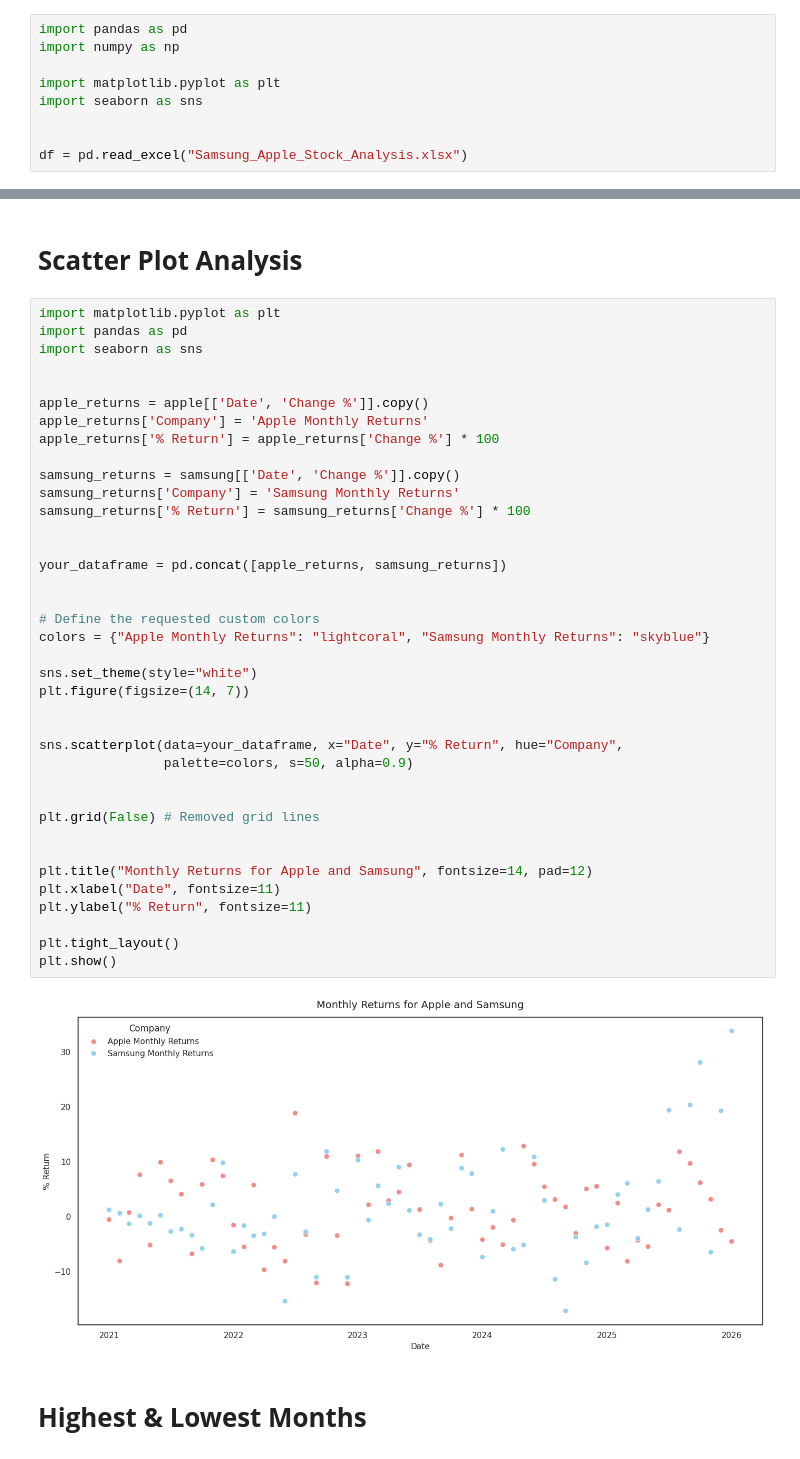
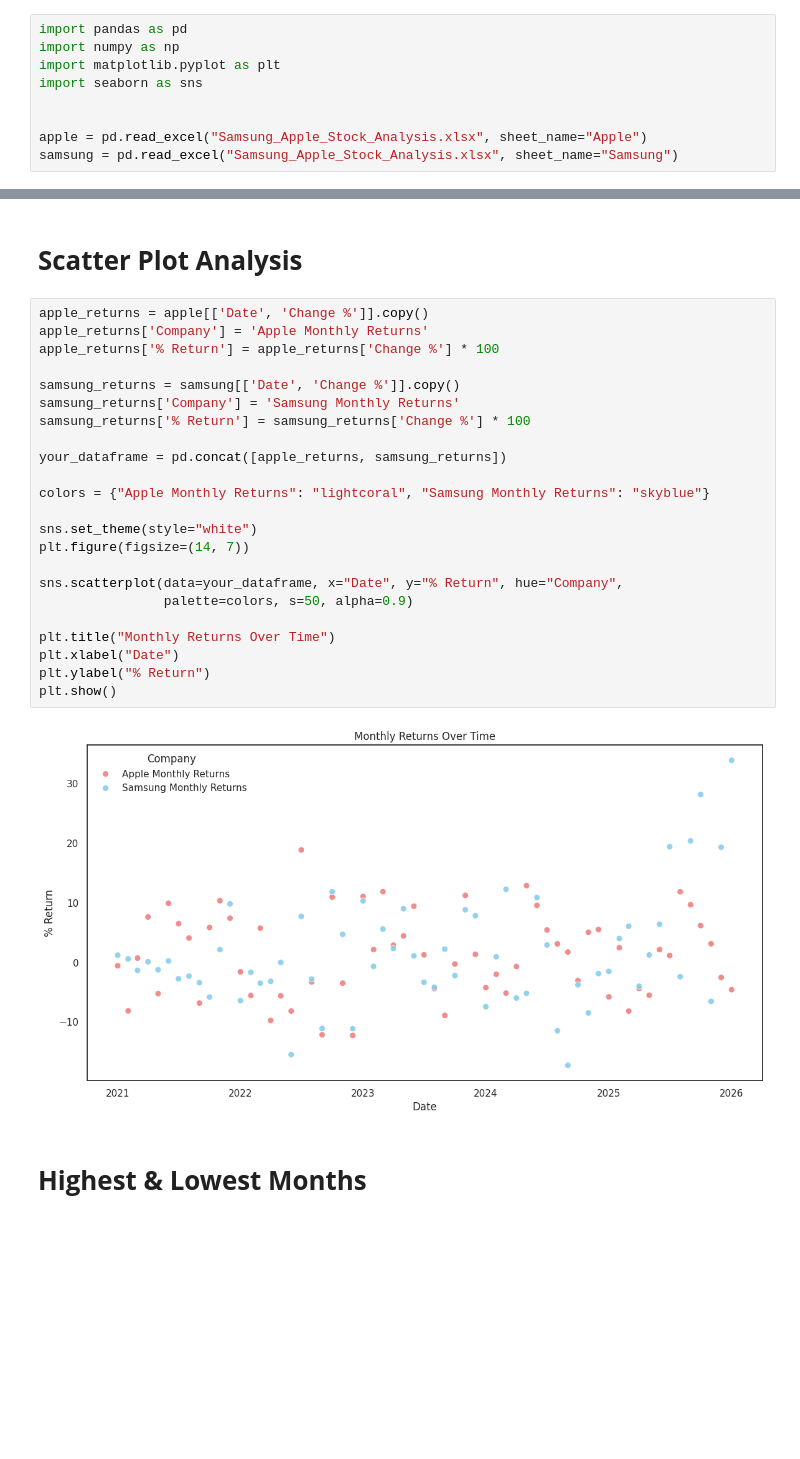
Before and after one commit to kazimalizaidi/apple-vs-samsung-stock-analysis, a Jupyter notebook: notebook/Apple&Samsung_StockPrice_DataAnalysis.ipynb, the cells around one changed output, grey strips where cells are left out. Cells and saved outputs as stored; diff of their text form; blank space fills up the shorter version.

```diff
--- a/notebook/Apple&Samsung_StockPrice_DataAnalysis.ipynb
+++ b/notebook/Apple&Samsung_StockPrice_DataAnalysis.ipynb
@@ -1,12 +1,12 @@
 # %%
 import pandas as pd
 import numpy as np
-
 import matplotlib.pyplot as plt
 import seaborn as sns
 
 
-df = pd.read_excel("Samsung_Apple_Stock_Analysis.xlsx")
+apple = pd.read_excel("Samsung_Apple_Stock_Analysis.xlsx", sheet_name="Apple")
+samsung = pd.read_excel("Samsung_Apple_Stock_Analysis.xlsx", sheet_name="Samsung")
 # %% [markdown]
 # **Introduction**
 
@@ -441,45 +391,30 @@ plt.show()
 # %% [markdown]
 # **Scatter Plot Analysis**
 # %%
-import matplotlib.pyplot as plt
-import pandas as pd
-import seaborn as sns
-
-
 apple_returns = apple[['Date', 'Change %']].copy()
 apple_returns['Company'] = 'Apple Monthly Returns'
 apple_returns['% Return'] = apple_returns['Change %'] * 100
 
 samsung_returns = samsung[['Date', 'Change %']].copy()
 samsung_returns['Company'] = 'Samsung Monthly Returns'
 samsung_returns['% Return'] = samsung_returns['Change %'] * 100
 
-
 your_dataframe = pd.concat([apple_returns, samsung_returns])
 
-
-# Define the requested custom colors
 colors = {"Apple Monthly Returns": "lightcoral", "Samsung Monthly Returns": "skyblue"}
 
 sns.set_theme(style="white")
 plt.figure(figsize=(14, 7))
 
-
 sns.scatterplot(data=your_dataframe, x="Date", y="% Return", hue="Company",
                 palette=colors, s=50, alpha=0.9)
 
-
-plt.grid(False) # Removed grid lines
-
-
-plt.title("Monthly Returns for Apple and Samsung", fontsize=14, pad=12)
-plt.xlabel("Date", fontsize=11)
-plt.ylabel("% Return", fontsize=11)
-
-plt.tight_layout()
+plt.title("Monthly Returns Over Time")
+plt.xlabel("Date")
+plt.ylabel("% Return")
 plt.show()
 # %% [output]
-[figure, old version]
+[figure, new version]
 # %% [markdown]
 # **Highest & Lowest Months**
 # %%
```
Also changed, not shown: parts of 23 cells of this notebook, 15 other files.
